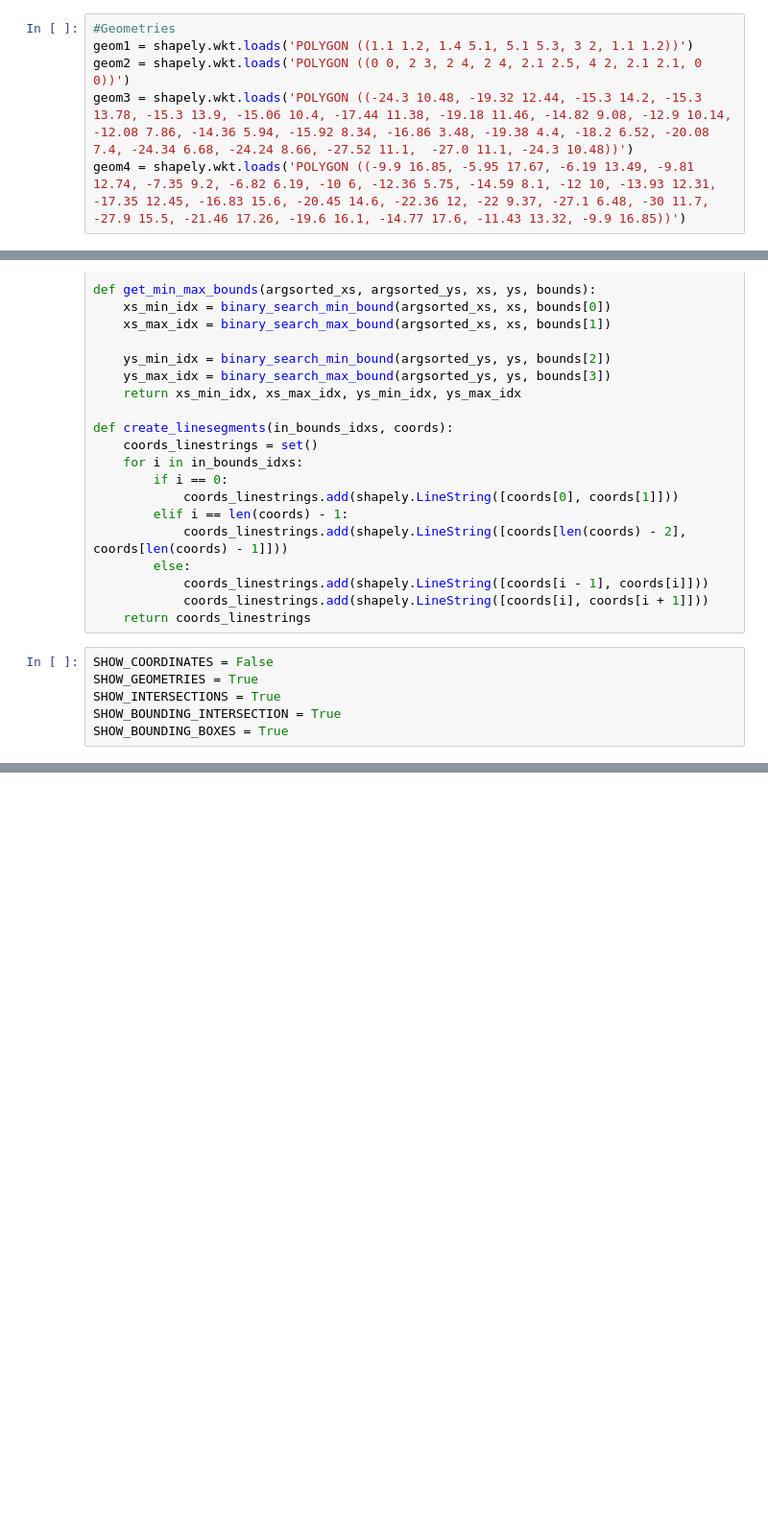
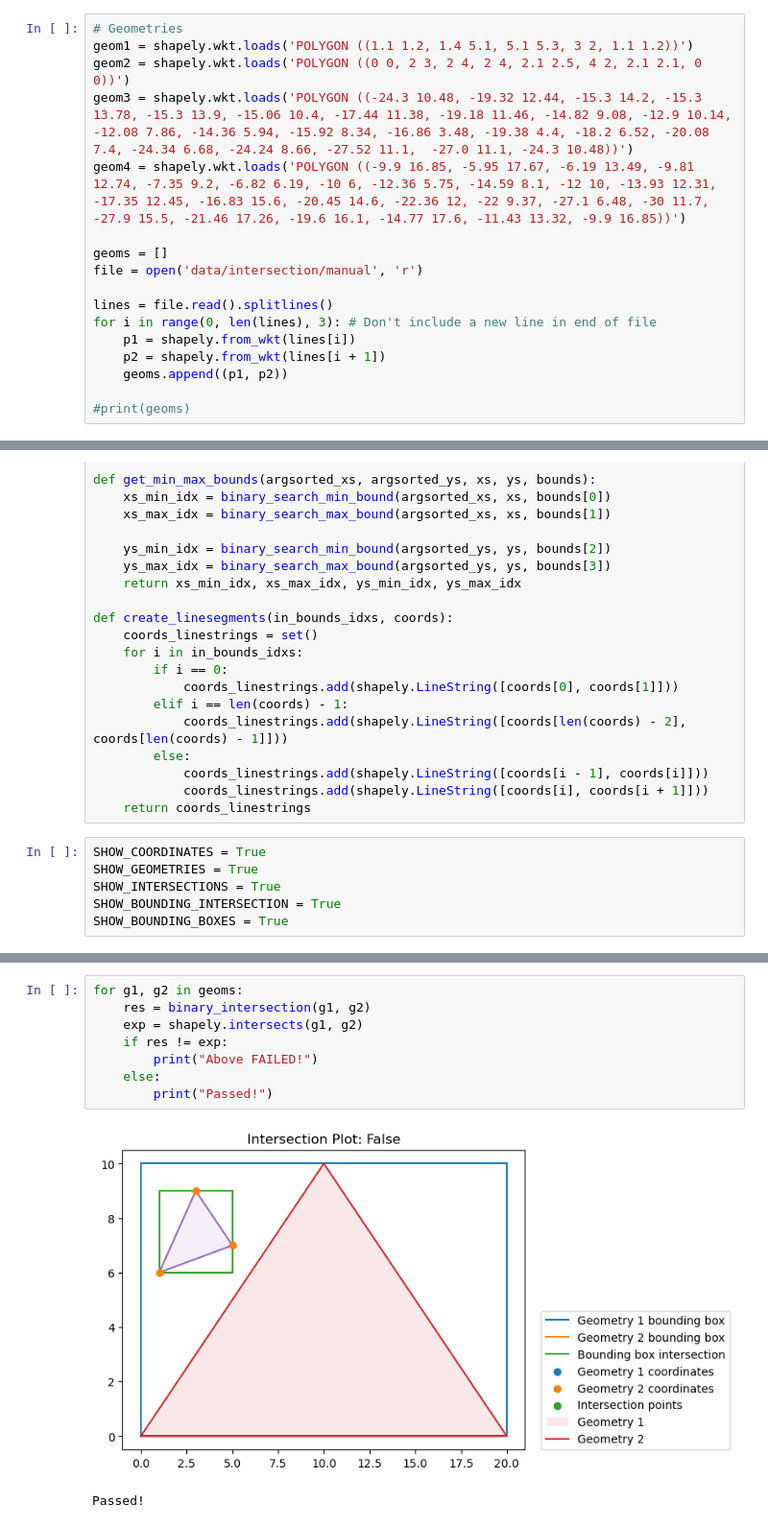
Before and after one commit to SimonErlandsson/Operable-Maps-Compression, a Jupyter notebook: Intersection_Sketching.ipynb, the cells around one changed output, grey strips where cells are left out. Shown at 96% size. Cells and saved outputs as stored; diff of their text form; blank space fills up the shorter version.

Commit message:
Intersection Special Cases

```diff
--- a/Intersection_Sketching.ipynb
+++ b/Intersection_Sketching.ipynb
@@ -7,11 +7,22 @@ import matplotlib.pyplot as plt
 import math
 import geopandas as gpd
 # %%
-#Geometries
+# Geometries
 geom1 = shapely.wkt.loads('POLYGON ((1.1 1.2, 1.4 5.1, 5.1 5.3, 3 2, 1.1 1.2))')
 geom2 = shapely.wkt.loads('POLYGON ((0 0, 2 3, 2 4, 2 4, 2.1 2.5, 4 2, 2.1 2.1, 0 0))')
 geom3 = shapely.wkt.loads('POLYGON ((-24.3 10.48, -19.32 12.44, -15.3 14.2, -15.3 13.78, -15.3 13.9, -15.06 10.4, -17.44 11.38, -19.18 11.46, -14.82 9.08, -12.9 10.14, -12.08 7.86, -14.36 5.94, -15.92 8.34, -16.86 3.48, -19.38 4.4, -18.2 6.52, -20.08 7.4, -24.34 6.68, -24.24 8.66, -27.52 11.1,  -27.0 11.1, -24.3 10.48))')
 geom4 = shapely.wkt.loads('POLYGON ((-9.9 16.85, -5.95 17.67, -6.19 13.49, -9.81 12.74, -7.35 9.2, -6.82 6.19, -10 6, -12.36 5.75, -14.59 8.1, -12 10, -13.93 12.31, -17.35 12.45, -16.83 15.6, -20.45 14.6, -22.36 12, -22 9.37, -27.1 6.48, -30 11.7, -27.9 15.5, -21.46 17.26, -19.6 16.1, -14.77 17.6, -11.43 13.32, -9.9 16.85))')
+
+geoms = []
+file = open('data/intersection/manual', 'r')
+
+lines = file.read().splitlines()
+for i in range(0, len(lines), 3): # Don't include a new line in end of file
+    p1 = shapely.from_wkt(lines[i])
+    p2 = shapely.from_wkt(lines[i + 1])
+    geoms.append((p1, p2))
+
+#print(geoms)
 # %%
 #Helpers
 
@@ -75,7 +86,7 @@ def create_linesegments(in_bounds_idxs, coords):
             coords_linestrings.add(shapely.LineString([coords[i], coords[i + 1]]))
     return coords_linestrings
 # %%
-SHOW_COORDINATES = False
+SHOW_COORDINATES = True
 SHOW_GEOMETRIES = True
 SHOW_INTERSECTIONS = True
 SHOW_BOUNDING_INTERSECTION = True
@@ -172,0 +184,11 @@ else:
+# %%
+for g1, g2 in geoms:
+    res = binary_intersection(g1, g2)
+    exp = shapely.intersects(g1, g2)
+    if res != exp:
+        print("Above FAILED!")
+    else:
+        print("Passed!")
+# %% [output]
+[figure, added]
+Passed!
```
Also changed, not shown: parts of 2 cells of this notebook, 5 other files.
